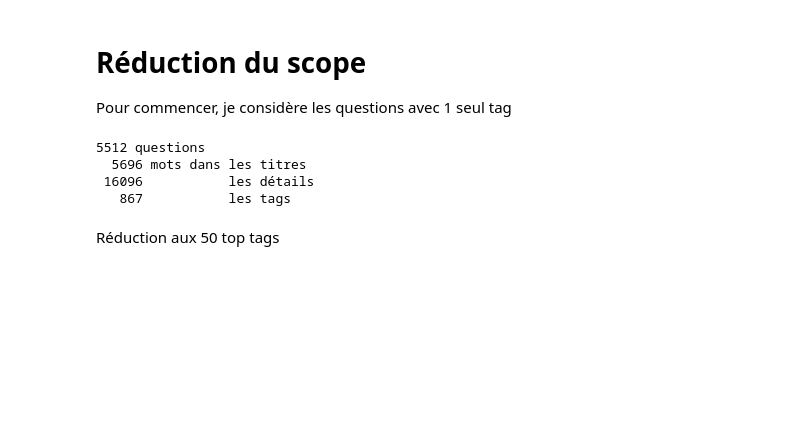
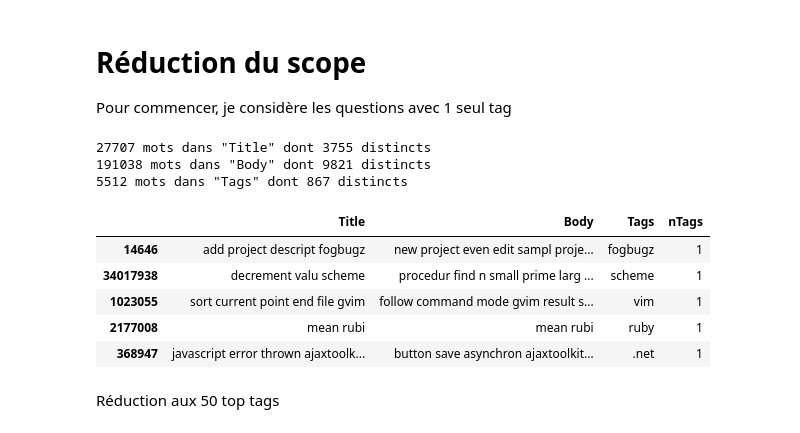
Before and after one commit to FKO78/OC-ds-p6, a Jupyter notebook: P6_Catégorisez_automatiquement_des_questions.ipynb, the cells around one changed output. Cells and saved outputs as stored; diff of their text form; code cells hidden in the pictures; blank space fills up the shorter version.

```diff
--- a/P6_Catégorisez_automatiquement_des_questions.ipynb
+++ b/P6_Catégorisez_automatiquement_des_questions.ipynb
@@ -243,22 +254,22 @@ Pour commencer, je considère les questions avec 1 seul tag
 # %%
 train_1T = train[train.nTags == 1]
 
 for col in cols:
     freq[col] = Counter(' '.join(train_1T[col].values).split()).most_common()
+    print('{} mots dans "{}" dont {} distincts'.\
+            format(sum(dict(freq[col]).values()), col, len(freq[col])))
 
-print('='*30)
-print('{} mots dans les titres dont {} distincts, \n\
-{}/{} dans les détails, \n{}/{} dans les tags'.\
-      format(sum(dict(freq['Title']).values()), len(freq['Title']), \
-             sum(dict(freq['Body']).values()), len(freq['Body']), \
-             sum(dict(freq['Tags']).values()), len(freq['Tags'])))
-
-train.head()
+train_1T.head()
 # %% [output]
-5512 questions
-  5696 mots dans les titres
- 16096           les détails
-   867           les tags
+27707 mots dans "Title" dont 3755 distincts
+191038 mots dans "Body" dont 9821 distincts
+5512 mots dans "Tags" dont 867 distincts
+|  | Title | Body | Tags | nTags |
+| 14646 | add project descript fogbugz | new project even edit sampl proje... | fogbugz | 1 |
+| 34017938 | decrement valu scheme | procedur find n small prime larg ... | scheme | 1 |
+| 1023055 | sort current point end file gvim | follow command mode gvim result s... | vim | 1 |
+| 2177008 | mean rubi | mean rubi | ruby | 1 |
+| 368947 | javascript error thrown ajaxtoolk... | button save asynchron ajaxtoolkit... | .net | 1 |
 # %% [markdown]
 Réduction aux 50 top tags
 # %%
```
Also changed, not shown: parts of 5 cells of this notebook.
